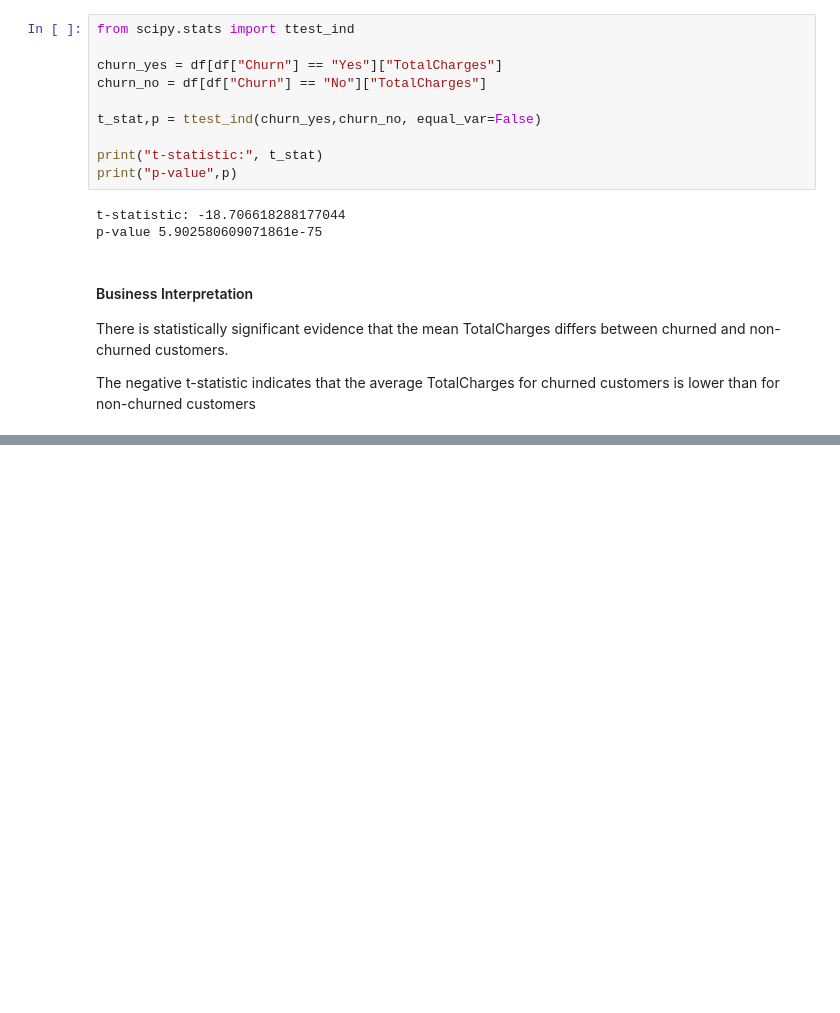
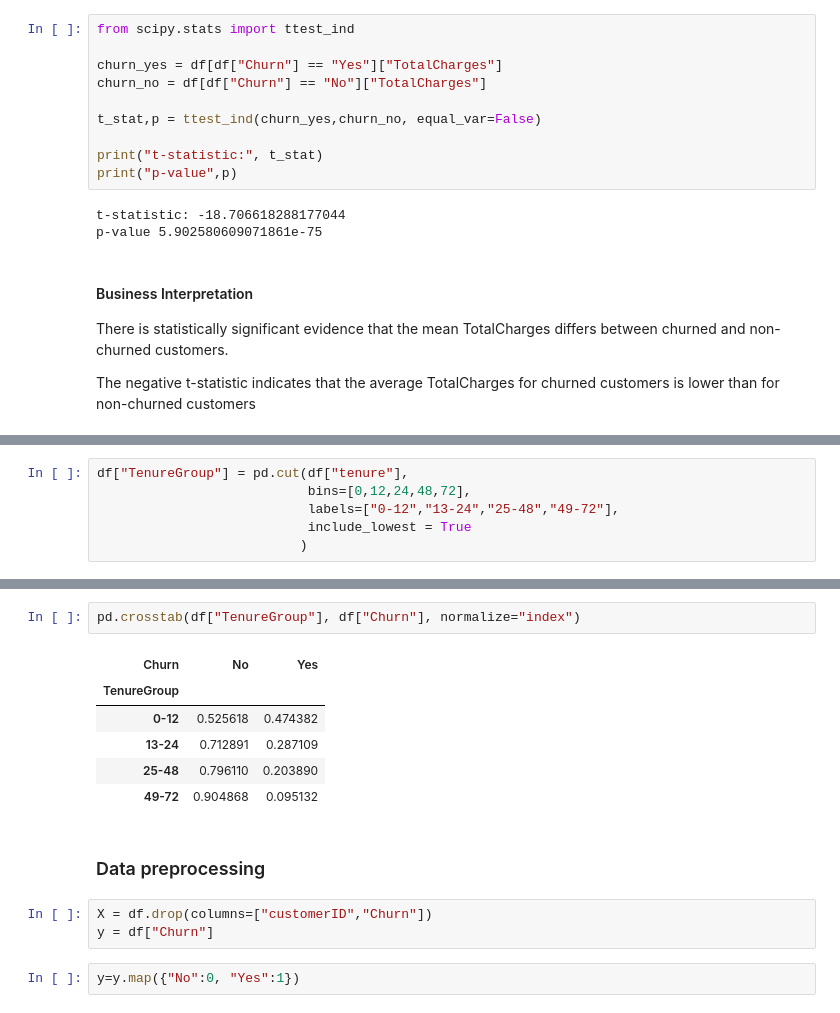
Before and after one commit to nb-acharya/customer_churn_prediction, a Jupyter notebook: notebooks/churnanalysis.ipynb, the cells around one changed output, grey strips where cells are left out. Cells and saved outputs as stored; diff of their text form; blank space fills up the shorter version.

```diff
--- a/notebooks/churnanalysis.ipynb
+++ b/notebooks/churnanalysis.ipynb
@@ -459,0 +503,6 @@ The negative t-statistic indicates that the average TotalCharges for churned cus
+# %%
+df["TenureGroup"] = pd.cut(df["tenure"],
+                           bins=[0,12,24,48,72],
+                           labels=["0-12","13-24","25-48","49-72"],
+                           include_lowest = True
+                          )
@@ -459,0 +518,16 @@ The negative t-statistic indicates that the average TotalCharges for churned cus
+# %%
+pd.crosstab(df["TenureGroup"], df["Churn"], normalize="index")
+# %% [output]
+| Churn | No | Yes |
+| TenureGroup |  |  |
+| 0-12 | 0.525618 | 0.474382 |
+| 13-24 | 0.712891 | 0.287109 |
+| 25-48 | 0.796110 | 0.203890 |
+| 49-72 | 0.904868 | 0.095132 |
+# %% [markdown]
+### Data preprocessing
+# %%
+X = df.drop(columns=["customerID","Churn"])
+y = df["Churn"]
+# %%
+y=y.map({"No":0, "Yes":1})
```
Also changed, not shown: parts of 10 cells of this notebook, 4 other files.
